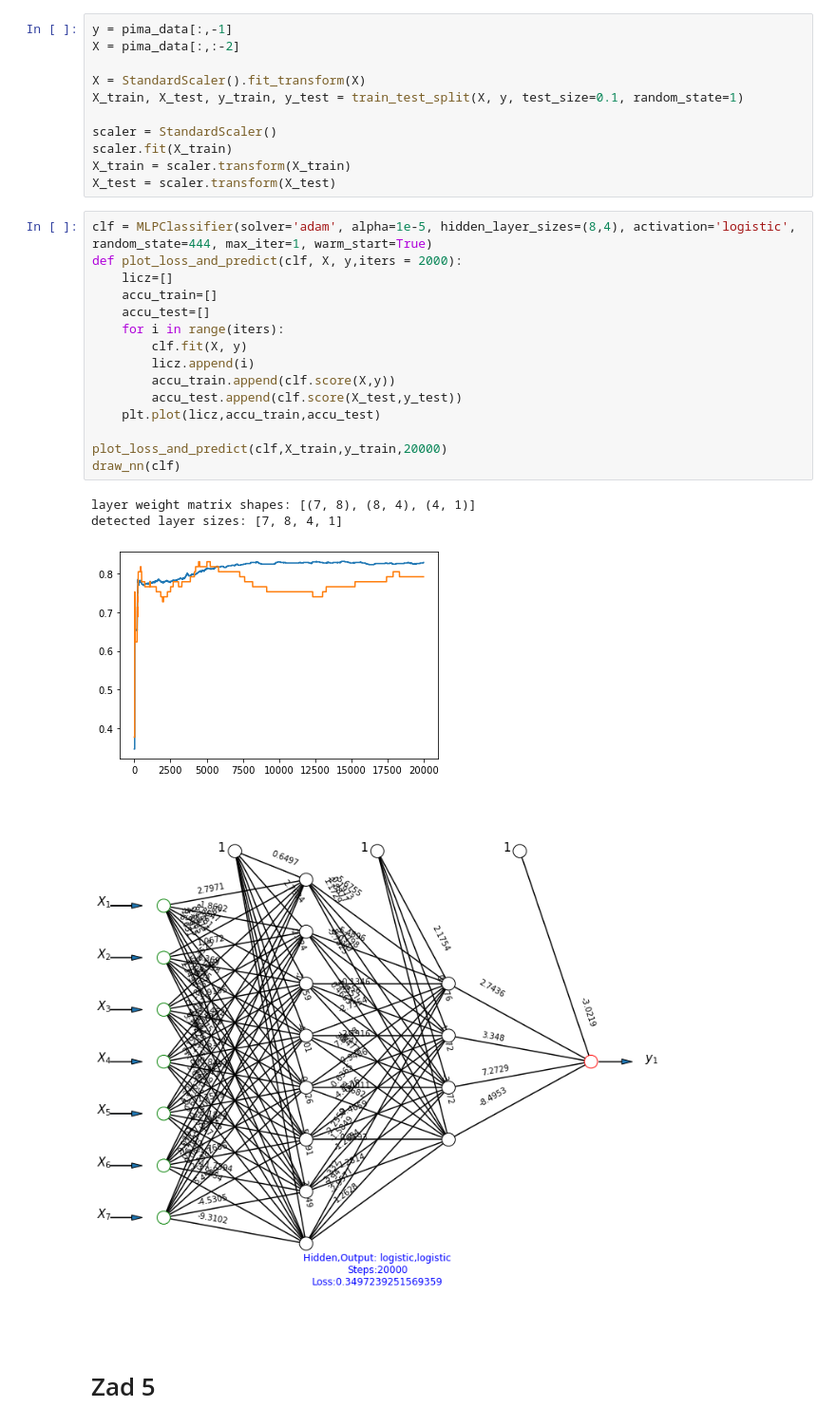
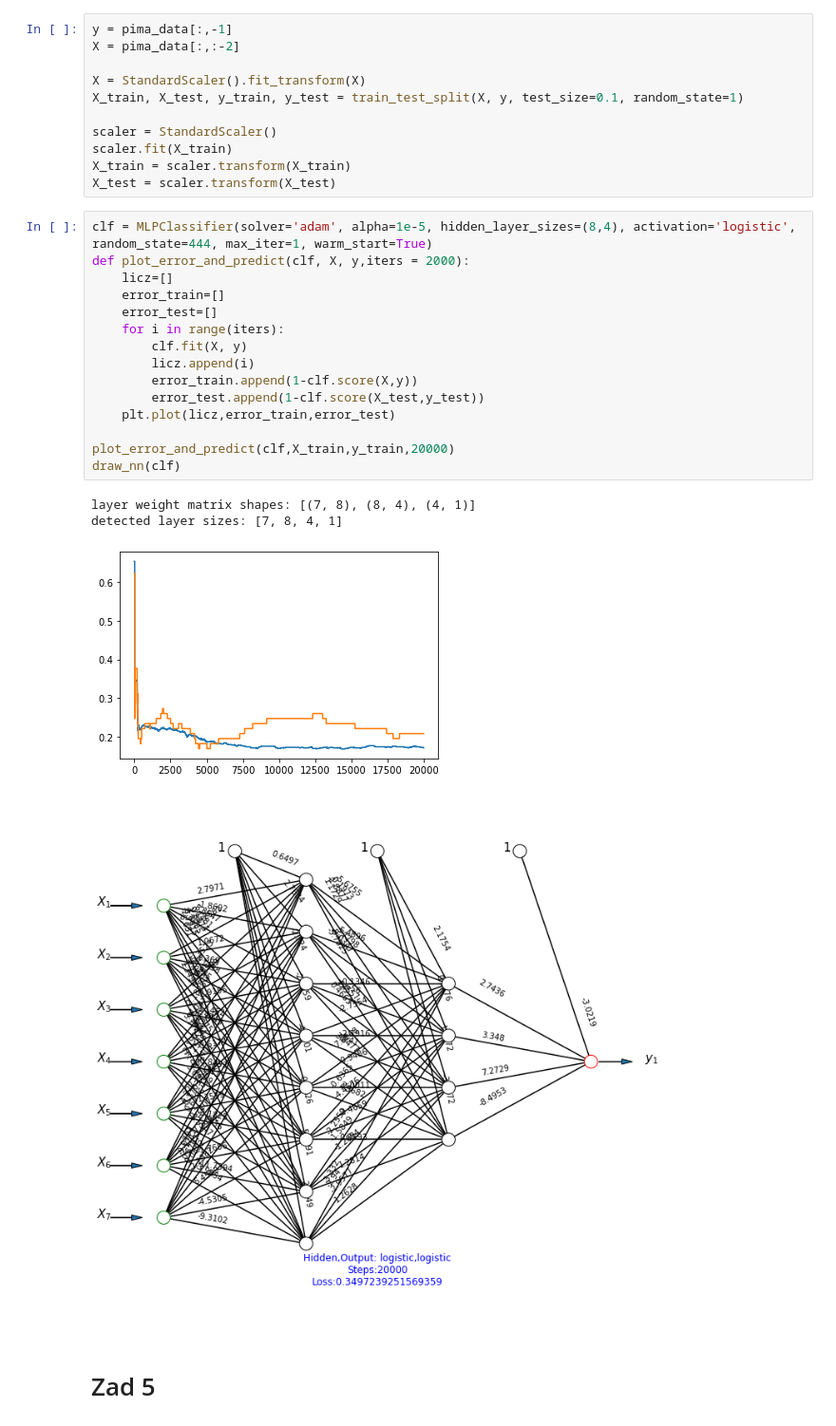
Before and after one commit to TheCommonCold/UM-lab-7-8, a Jupyter notebook: UM-lab7.ipynb, the cells around one changed output. Shown at 95% size. Saved outputs shown, nothing was run; the diff lists cells and outputs as text.

```diff
--- a/UM-lab7.ipynb
+++ b/UM-lab7.ipynb
@@ -356,23 +326,23 @@ X_train = scaler.transform(X_train)
 X_test = scaler.transform(X_test)
 # %%
 clf = MLPClassifier(solver='adam', alpha=1e-5, hidden_layer_sizes=(8,4), activation='logistic', random_state=444, max_iter=1, warm_start=True)
-def plot_loss_and_predict(clf, X, y,iters = 2000):
+def plot_error_and_predict(clf, X, y,iters = 2000):
     licz=[]
-    accu_train=[]
-    accu_test=[]
+    error_train=[]
+    error_test=[]
     for i in range(iters):
         clf.fit(X, y)
         licz.append(i)
-        accu_train.append(clf.score(X,y))
-        accu_test.append(clf.score(X_test,y_test))
-    plt.plot(licz,accu_train,accu_test)
+        error_train.append(1-clf.score(X,y))
+        error_test.append(1-clf.score(X_test,y_test))
+    plt.plot(licz,error_train,error_test)
 
-plot_loss_and_predict(clf,X_train,y_train,20000)
+plot_error_and_predict(clf,X_train,y_train,20000)
 draw_nn(clf)
 # %% [output]
 layer weight matrix shapes: [(7, 8), (8, 4), (4, 1)]
 detected layer sizes: [7, 8, 4, 1]
-[figure, old version]
+[figure, new version]
 [figure]
 # %% [markdown]
 # Zad 5
```
Also changed, not shown: parts of 11 cells of this notebook, 3 other files.
